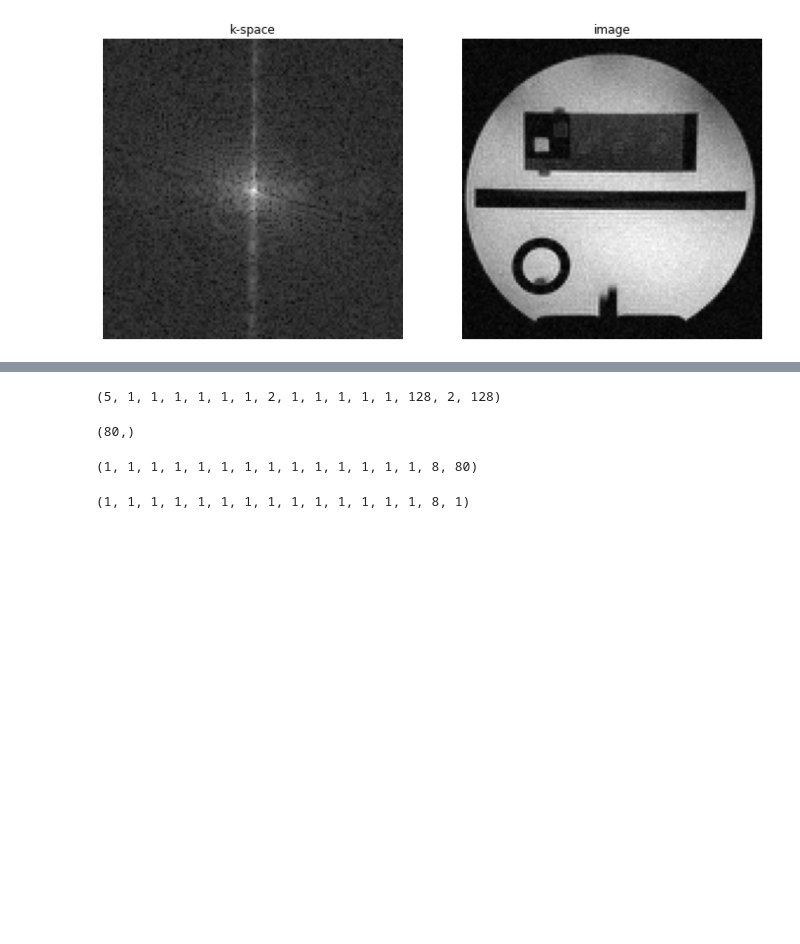
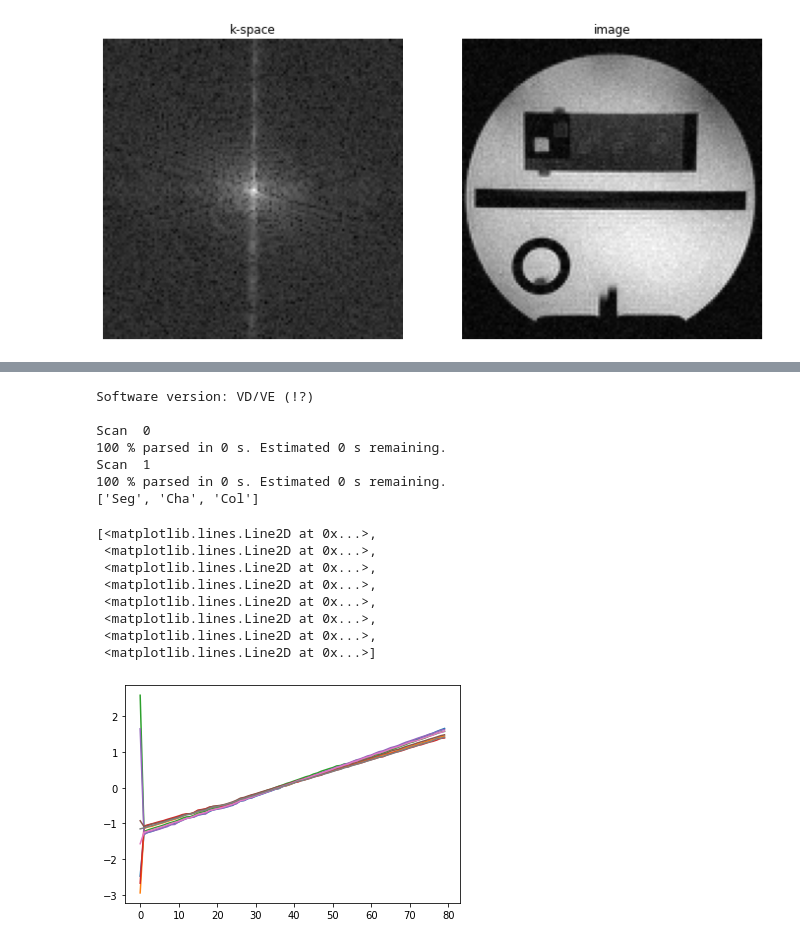
Before and after one commit to pehses/twixtools, a Jupyter notebook: demo/recon_example.ipynb, the cells around one changed output, grey strips where cells are left out. Drawn from its saved outputs; the diff is of its cells as text; code cells hidden in the pictures; blank space fills up the shorter version.

```diff
--- a/demo/recon_example.ipynb
+++ b/demo/recon_example.ipynb
@@ -147,4 +53,0 @@ pc.shape
-# %%
-print(a[[0]*5].shape)
-# %% [output]
-(5, 1, 1, 1, 1, 1, 1, 2, 1, 1, 1, 1, 1, 128, 2, 128)
@@ -154,13 +54,36 @@ x = np.arange(data.shape[-1]) - data.shape[-1]//2
-# %%
-pc_angle.shape
-x.shape
-# %% [output]
-(80,)
-# %%
-(pc_angle * x).shape
-# %% [output]
-(1, 1, 1, 1, 1, 1, 1, 1, 1, 1, 1, 1, 1, 1, 8, 80)
-# %%
-pc_angle.shape
-# %% [output]
-(1, 1, 1, 1, 1, 1, 1, 1, 1, 1, 1, 1, 1, 1, 8, 1)
+# %%
+# read data and directly map to twix_array
+epi_map = twixtools.map_twix(os.path.join(example_dir, 'meas_MID00269_FID117232_ep2d_bold.dat'))
+pc_array = epi_map[-1]['phasecorr'].copy()
+
+# set averaging flags
+pc_array.flags['remove_os'] = True
+pc_array.flags['average']['Lin']=True
+pc_array.flags['average']['Par']=True
+
+# print singleton_dims, to make sure that we select the correct data + shape
+print(pc_array.non_singleton_dims)
+
+# phase difference in image space by complex multiplication (keeps magnitude for weighted average)
+pc = ifftnd(pc_array[:])
+pc = pc[:,:,:,:,:,[0]] * np.conj(pc[:,:,:,:,:,[1]])
+
+# plot phase difference for all channels
+plt.plot(np.angle(pc.squeeze()).T)
+# %% [output]
+Software version: VD/VE (!?)
+
+Scan  0
+100 % parsed in 0 s. Estimated 0 s remaining.
+Scan  1
+100 % parsed in 0 s. Estimated 0 s remaining.
+['Seg', 'Cha', 'Col']
+[<matplotlib.lines.Line2D at 0x...>,
+ <matplotlib.lines.Line2D at 0x...>,
+ <matplotlib.lines.Line2D at 0x...>,
+ <matplotlib.lines.Line2D at 0x...>,
+ <matplotlib.lines.Line2D at 0x...>,
+ <matplotlib.lines.Line2D at 0x...>,
+ <matplotlib.lines.Line2D at 0x...>,
+ <matplotlib.lines.Line2D at 0x...>]
+[figure, added]
```
Also changed, not shown: parts of 9 cells of this notebook, 2 other files.
